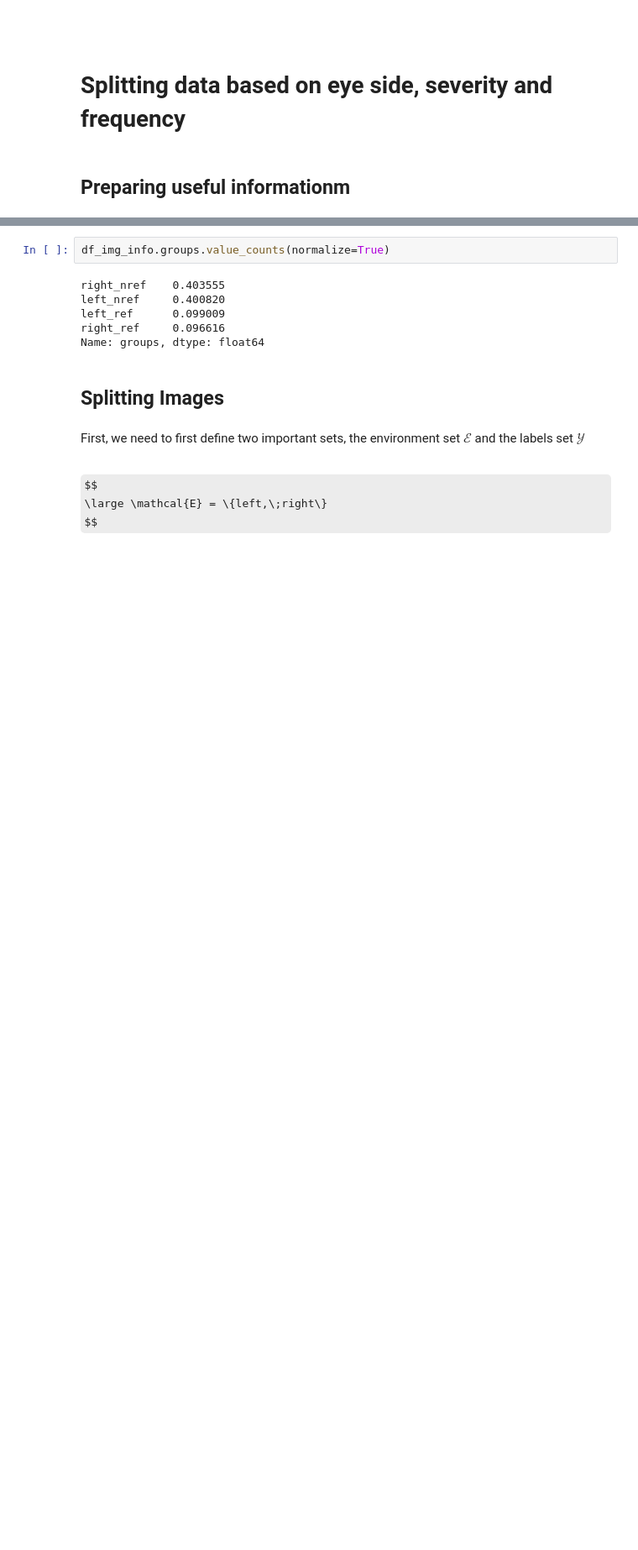
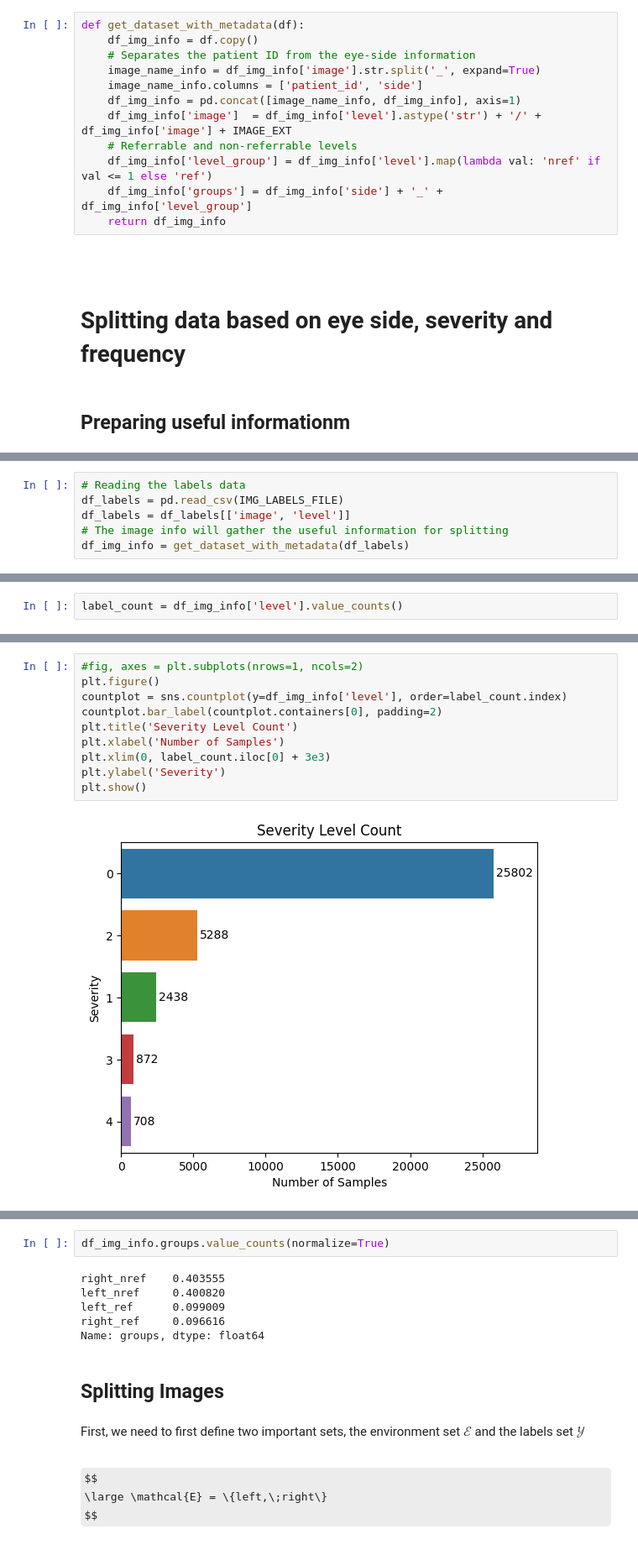
Before and after one commit to Daniel-Arayala/vit-spurious-robustness, a Jupyter notebook: notebooks/SpuriousDataSplitter.ipynb, the cells around one changed output, grey strips where cells are left out. Shown: that part at 84% size. Saved outputs shown, nothing was run; the diff lists cells and outputs as text; some formulas as TeX source; blank space fills up the shorter version.

```diff
--- a/notebooks/SpuriousDataSplitter.ipynb
+++ b/notebooks/SpuriousDataSplitter.ipynb
@@ -37,6 +39,18 @@ IMG_FOLDER = '../datasets/reduced_eyepacs_resized_cropped'
 IMG_LABELS_FILE = '../datasets/reduced_eyepacs_resized_cropped/trainLabels_cropped.csv'
 IMAGE_EXT = detect_image_extension(IMG_FOLDER)
 SEED = 100
+# %%
+def get_dataset_with_metadata(df):
+    df_img_info = df.copy()
+    # Separates the patient ID from the eye-side information
+    image_name_info = df_img_info['image'].str.split('_', expand=True)
+    image_name_info.columns = ['patient_id', 'side']
+    df_img_info = pd.concat([image_name_info, df_img_info], axis=1)
+    df_img_info['image']  = df_img_info['level'].astype('str') + '/' + df_img_info['image'] + IMAGE_EXT
+    # Referrable and non-referrable levels
+    df_img_info['level_group'] = df_img_info['level'].map(lambda val: 'nref' if val <= 1 else 'ref')
+    df_img_info['groups'] = df_img_info['side'] + '_' + df_img_info['level_group']
+    return df_img_info
 # %% [markdown]
 <br>
 # %% [markdown]
@@ -66,0 +60,6 @@ df_img_info['groups'] = df_img_info['side'] + '_' + df_img_info['level_group']
+# %%
+# Reading the labels data
+df_labels = pd.read_csv(IMG_LABELS_FILE)
+df_labels = df_labels[['image', 'level']]
+# The image info will gather the useful information for splitting
+df_img_info = get_dataset_with_metadata(df_labels)
@@ -66,0 +68,2 @@ df_img_info['groups'] = df_img_info['side'] + '_' + df_img_info['level_group']
+# %%
+label_count = df_img_info['level'].value_counts()
@@ -66,0 +91,12 @@ df_img_info['groups'] = df_img_info['side'] + '_' + df_img_info['level_group']
+# %%
+#fig, axes = plt.subplots(nrows=1, ncols=2)
+plt.figure()
+countplot = sns.countplot(y=df_img_info['level'], order=label_count.index)
+countplot.bar_label(countplot.containers[0], padding=2)
+plt.title('Severity Level Count')
+plt.xlabel('Number of Samples')
+plt.xlim(0, label_count.iloc[0] + 3e3)
+plt.ylabel('Severity')
+plt.show()
+# %% [output]
+[figure, added]
```
Also changed, not shown: parts of 16 cells of this notebook, 4 other files.
